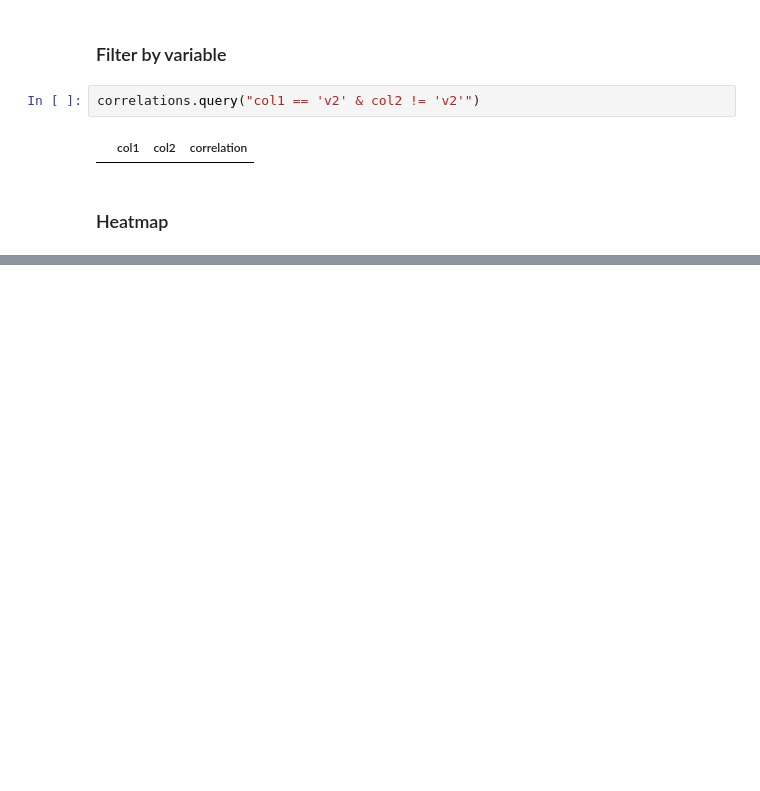
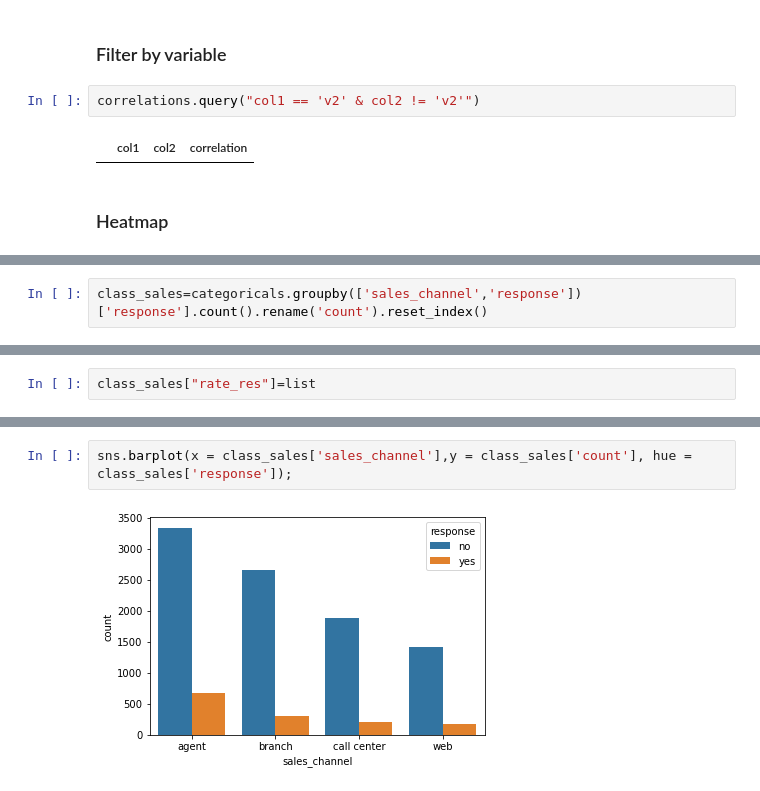
Before and after one commit to nullsieben/IronAhmet, a Jupyter notebook: customer_analysis.ipynb, the cells around one changed output, grey strips where cells are left out. Saved outputs shown, nothing was run; the diff lists cells and outputs as text; blank space fills up the shorter version.

```diff
--- a/customer_analysis.ipynb
+++ b/customer_analysis.ipynb
@@ -204,0 +216,2 @@ sns.heatmap(numeric.corr(),annot=True);
+# %%
+class_sales=categoricals.groupby(['sales_channel','response'])['response'].count().rename('count').reset_index()
@@ -204,0 +272,2 @@ sns.heatmap(numeric.corr(),annot=True);
+# %%
+class_sales["rate_res"]=list
@@ -204,0 +295,4 @@ sns.heatmap(numeric.corr(),annot=True);
+# %%
+sns.barplot(x = class_sales['sales_channel'],y = class_sales['count'], hue = class_sales['response']);
+# %% [output]
+[figure, added]
```
Also changed, not shown: parts of 33 cells of this notebook.
